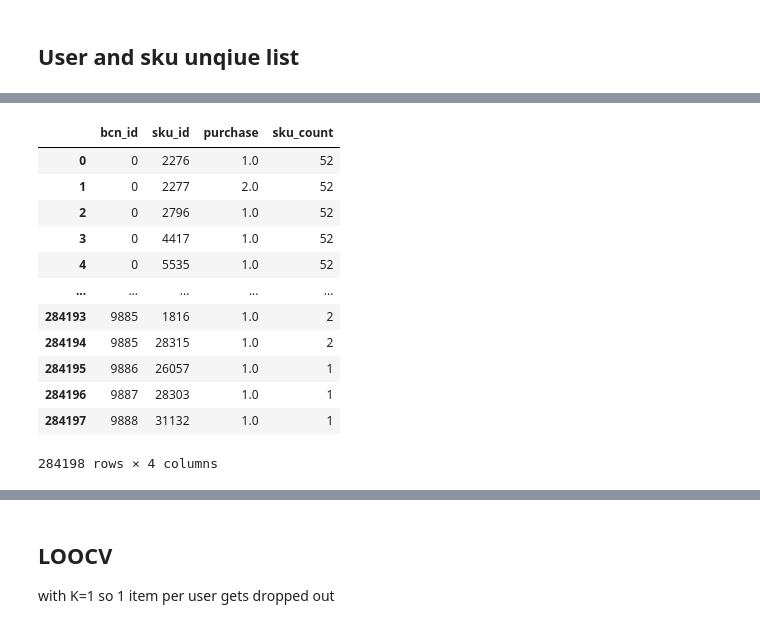
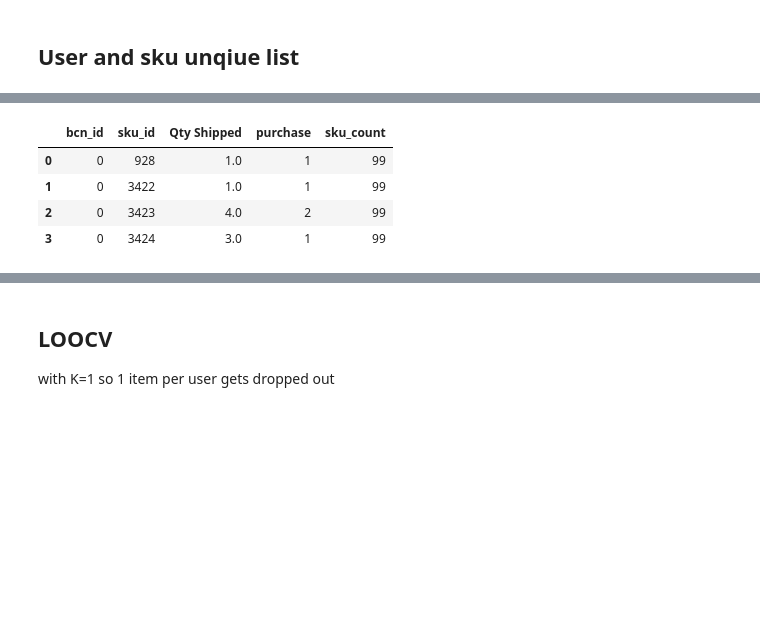
Before and after one commit to vincm1/RecSys_Implicit, a Jupyter notebook: Alternating_Least_Squares_(ALS)_&_Bayesian_Personalized_Ranking_(BPR).ipynb, the cells around one changed output, grey strips where cells are left out. Cells and saved outputs as stored; diff of their text form; code cells hidden in the pictures; blank space fills up the shorter version.

```diff
--- a/Alternating_Least_Squares_(ALS)_&_Bayesian_Personalized_Ranking_(BPR).ipynb
+++ b/Alternating_Least_Squares_(ALS)_&_Bayesian_Personalized_Ranking_(BPR).ipynb
@@ -67,3 +70,0 @@ len(df)
-# %%
-# implementing a purchase frequency counter helper
-df.loc[:, "purchase"] = 1
@@ -160,16 +116,0 @@ frequency_df
-# %%
-frequency_m_df
-# %% [output]
-|  | bcn_id | sku_id | purchase | sku_count |
-| 0 | 0 | 2276 | 1.0 | 52 |
-| 1 | 0 | 2277 | 2.0 | 52 |
-| 2 | 0 | 2796 | 1.0 | 52 |
-| 3 | 0 | 4417 | 1.0 | 52 |
-| 4 | 0 | 5535 | 1.0 | 52 |
-| ... | ... | ... | ... | ... |
-| 284193 | 9885 | 1816 | 1.0 | 2 |
-| 284194 | 9885 | 28315 | 1.0 | 2 |
-| 284195 | 9886 | 26057 | 1.0 | 1 |
-| 284196 | 9887 | 28303 | 1.0 | 1 |
-| 284197 | 9888 | 31132 | 1.0 | 1 |
-284198 rows × 4 columns
@@ -184,0 +117,9 @@ frequency_m_df = sku_drop(frequency_m_df)
+# %%
+grouped_df = sku_count(grouped_df)
+grouped_df.head(4)
+# %% [output]
+|  | bcn_id | sku_id | Qty Shipped | purchase | sku_count |
+| 0 | 0 | 928 | 1.0 | 1 | 99 |
+| 1 | 0 | 3422 | 1.0 | 1 | 99 |
+| 2 | 0 | 3423 | 4.0 | 2 | 99 |
+| 3 | 0 | 3424 | 3.0 | 1 | 99 |
```
Also changed, not shown: parts of 54 cells of this notebook.
